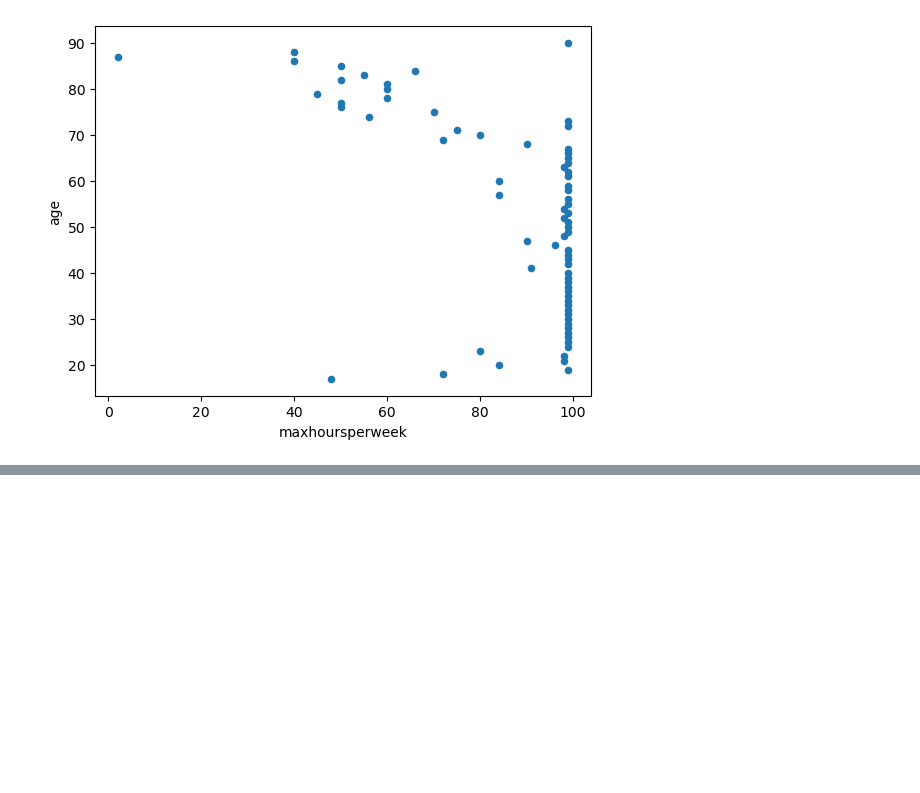
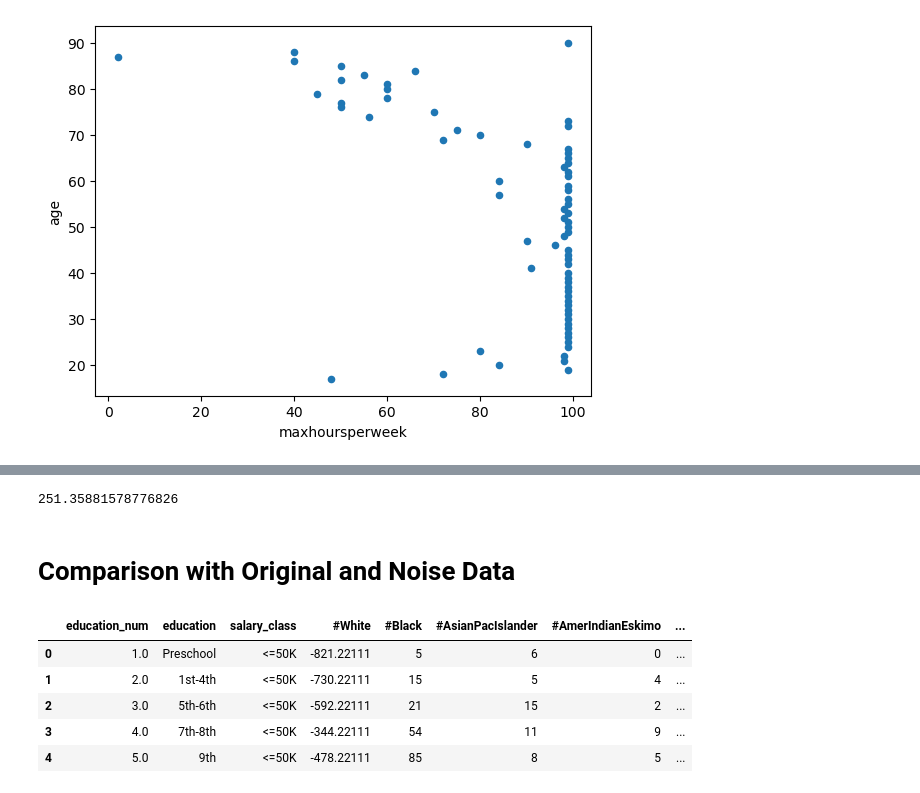
Before and after one commit to UdayaPriyaS01/ADBMS_Project, a Jupyter notebook: Differentail_Data_Privacy.ipynb, the cells around one changed output, grey strips where cells are left out. Saved outputs shown, nothing was run; the diff lists cells and outputs as text; code cells hidden in the pictures; blank space fills up the shorter version.

```diff
--- a/Differentail_Data_Privacy.ipynb
+++ b/Differentail_Data_Privacy.ipynb
@@ -216,0 +248,7 @@ maxHrs_age_df.plot(x="maxhoursperweek",y="age",kind="scatter")
+# %%
+noise_val=add_laplacian_noise("#White",0.001)
+print(noise_val)
+# %% [output]
+251.35881578776826
+# %% [markdown]
+# Comparison with Original and Noise Data
@@ -216,0 +257,9 @@ maxHrs_age_df.plot(x="maxhoursperweek",y="age",kind="scatter")
+# %%
+noise_race_count_df.head(5)
+# %% [output]
+|  | education_num | education | salary_class | #White | #Black | #AsianPacIslander | #AmerIndianEskimo | ... |
+| 0 | 1.0 | Preschool | <=50K | -821.22111 | 5 | 6 | 0 | ... |
+| 1 | 2.0 | 1st-4th | <=50K | -730.22111 | 15 | 5 | 4 | ... |
+| 2 | 3.0 | 5th-6th | <=50K | -592.22111 | 21 | 15 | 2 | ... |
+| 3 | 4.0 | 7th-8th | <=50K | -344.22111 | 54 | 11 | 9 | ... |
+| 4 | 5.0 | 9th | <=50K | -478.22111 | 85 | 8 | 5 | ... |
```
Also changed, not shown: parts of 8 cells of this notebook.
